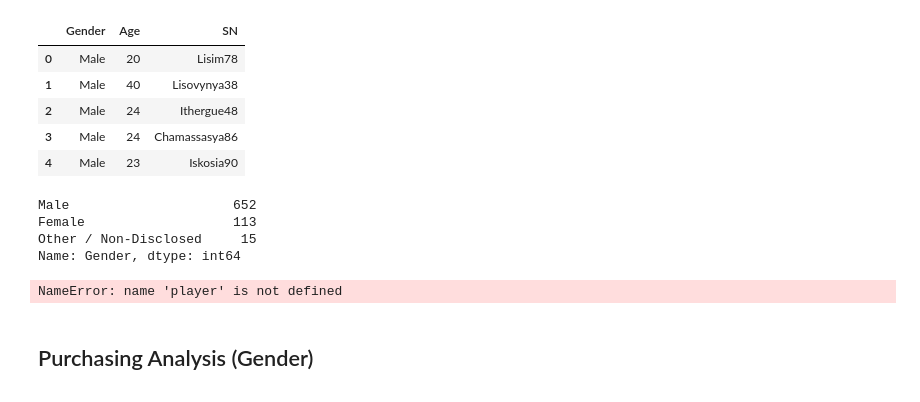
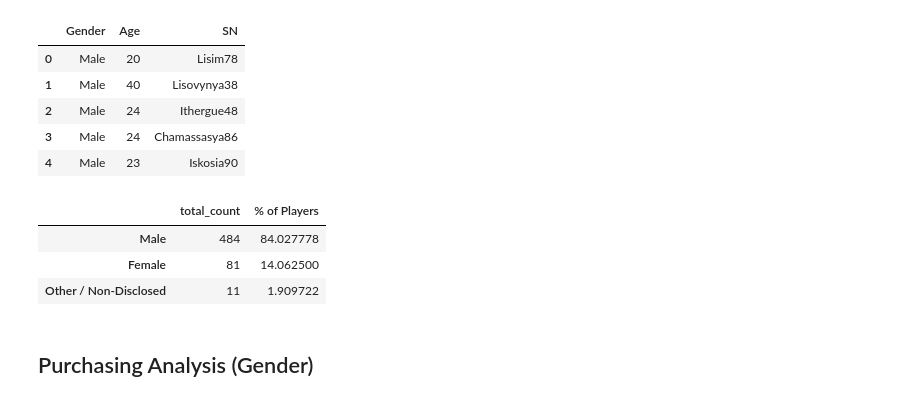
Before and after one commit to fmaramba7/pandas-challen-ge, a Jupyter notebook: HeroesOfPymoli/homework.ipynb, the cells around one changed output. Saved outputs shown, nothing was run; the diff lists cells and outputs as text; code cells hidden in the pictures.

```diff
--- a/HeroesOfPymoli/homework.ipynb
+++ b/HeroesOfPymoli/homework.ipynb
@@ -126,23 +124,16 @@ players_demographics.head()
 # %%
 gender_demographics_totals = player_demographics["Gender"].value_counts()
 gender_demographics_percents = gender_demographics_totals/ num_players *100
 df['Gender'].value_counts()
+
+gender_df = pd.DataFrame({'total_count': gender_demographics_totals, '% of Players': gender_demographics_percents })
+
+gender_df.head()
 # %% [output]
-Male                     652
-Female                   113
-Other / Non-Disclosed     15
-Name: Gender, dtype: int64
+|  | total_count | % of Players |
+| Male | 484 | 84.027778 |
+| Female | 81 | 14.062500 |
+| Other / Non-Disclosed | 11 | 1.909722 |
-# %%
-player_count = player.Gender.value_counts()
-player_percentage = player.Gender.value_counts() / len(player)
-
-#stackoverflow.18062521
-summ3 = pd.concat([player_cnt, player_perc], axis=1)
-summ3.columns = ["Total Count", 'Percentage of Players']
-
-summ3
-# %% [output]
-NameError: name 'player' is not defined
 # %% [markdown]
 
 ## Purchasing Analysis (Gender)
```
Also changed, not shown: parts of 28 cells of this notebook.
